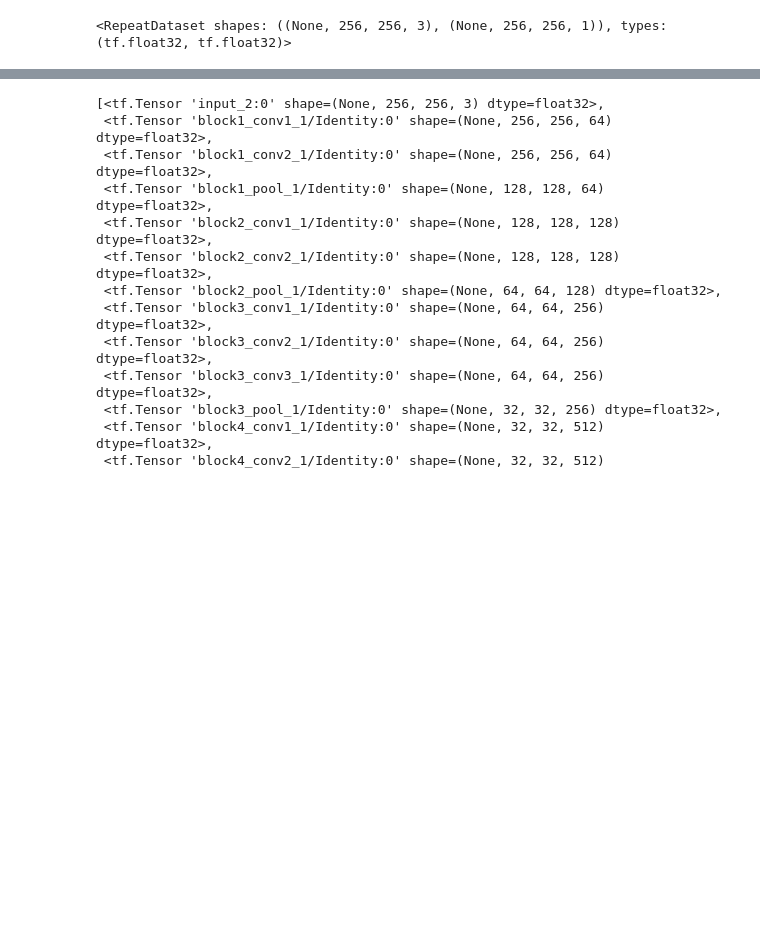
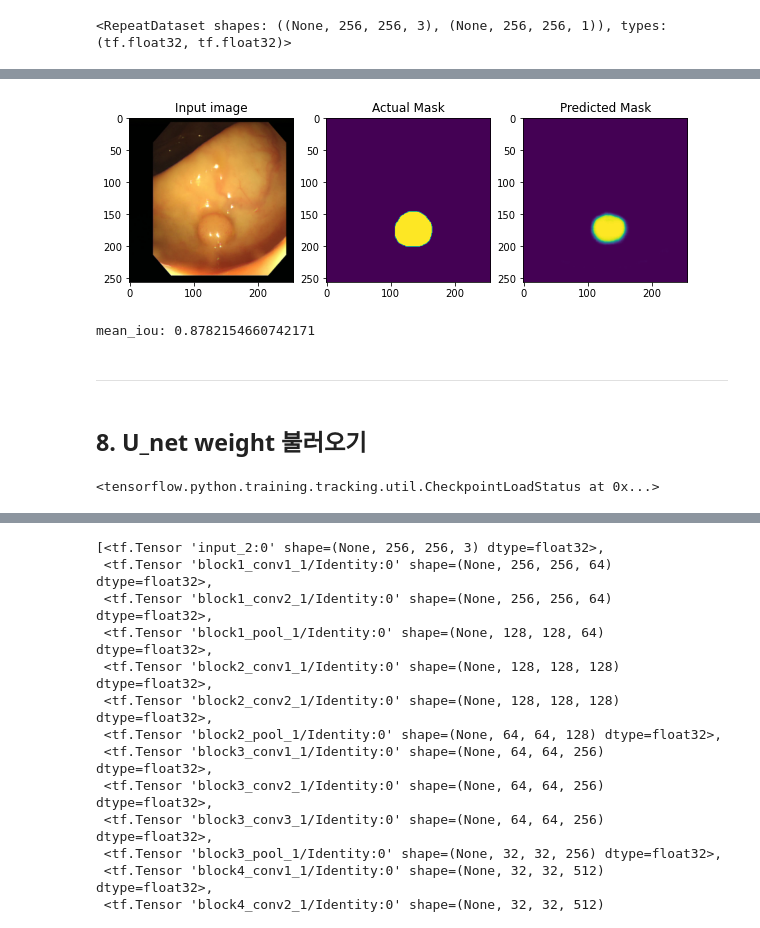
Before and after one commit to mezcalagave/aiffel, a Jupyter notebook: (E27)27th_project-medical_U_net_model.ipynb, the cells around one changed output, grey strips where cells are left out. Saved outputs shown, nothing was run; the diff lists cells and outputs as text; code cells hidden in the pictures; blank space fills up the shorter version.

```diff
--- a/(E27)27th_project-medical_U_net_model.ipynb
+++ b/(E27)27th_project-medical_U_net_model.ipynb
@@ -205,0 +315,4 @@ for images, labels in train_dataset.take(1):
+# %%
+print('select the Encoder-Decoder model')
+model = ed_model
+checkpoint_dir =os.path.join(DATASET_PATH,'train_ckpt/ed_model')
@@ -205,0 +321,4 @@ for images, labels in train_dataset.take(1):
+# %%
+model.compile(optimizer=optimizer, loss=bce_dice_loss, metrics=[dice_loss])
+predictions = model(tf.random.normal([batch_size, image_size, image_size, 3]))
+print(predictions.shape)
@@ -205,0 +356,19 @@ for images, labels in train_dataset.take(1):
+# %%
+## Define print function
+def print_images():
+    for test_images, test_labels in test_dataset.take(1):
+        predictions = model(test_images, training=False)
+
+        plt.figure(figsize=(10, 20))
+        plt.subplot(1, 3, 1)
+        plt.imshow(test_images[0,: , :, :])
+        plt.title("Input image")
+
+        plt.subplot(1, 3, 2)
+        plt.imshow(test_labels[0, :, :, 0])
+        plt.title("Actual Mask")
+
+        plt.subplot(1, 3, 3)
+        plt.imshow(predictions[0, :, :, 0])
+        plt.title("Predicted Mask")
+        plt.show()
@@ -205,0 +428,5 @@ for images, labels in train_dataset.take(1):
+# %%
+# print sample image after training
+print_images()
+# %% [output]
+[figure, added]
@@ -205,0 +454,22 @@ for images, labels in train_dataset.take(1):
+# %%
+mean = []
+
+for images, labels in test_dataset:
+    predictions = model(images, training=False)
+    m = mean_iou(labels, predictions)
+    mean.append(m)
+
+mean = np.array(mean)
+mean = np.mean(mean)
+print("mean_iou: {}".format(mean))
+# %% [output]
+mean_iou: 0.8782154660742171
+# %% [markdown]
+---
+# %% [markdown]
+## 8. U_net weight 불러오기
+# %%
+u_net_dir = os.path.join(DATASET_PATH,'train_ckpt/unet_model')
+model.load_weights(u_net_dir)
+# %% [output]
+<tensorflow.python.training.tracking.util.CheckpointLoadStatus at 0x...>
```
Also changed, not shown: parts of 28 cells of this notebook.
